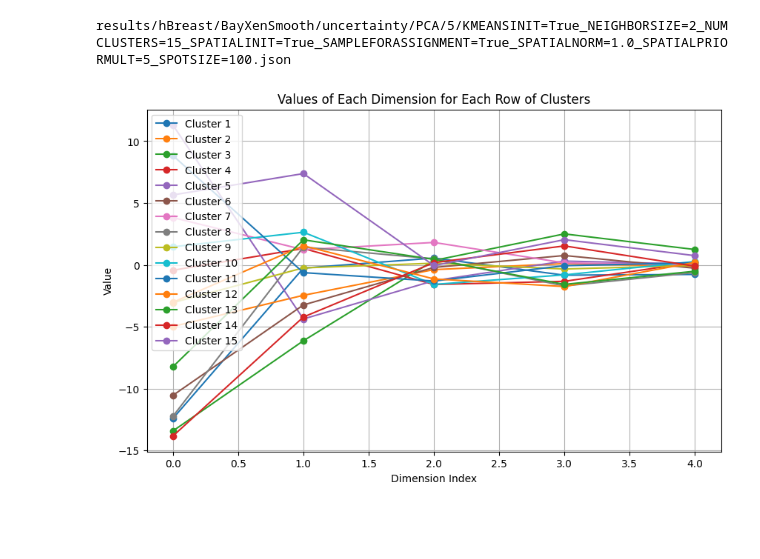
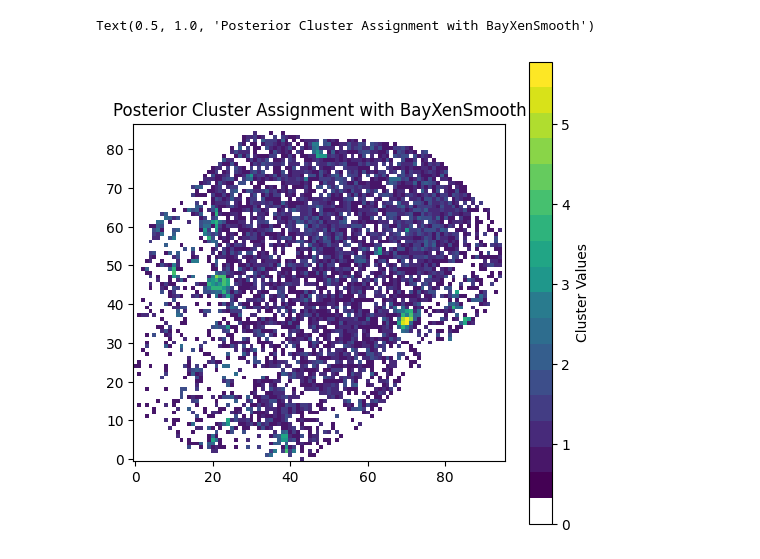
Before and after one commit to prob-ml/XeniumCluster, a Jupyter notebook: SVI.ipynb, the cells around one changed output. Drawn from its saved outputs; the diff is of its cells as text; code cells hidden in the pictures; blank space fills up the shorter version.

```diff
--- a/SVI.ipynb
+++ b/SVI.ipynb
@@ -196,22 +211,3 @@ def save_filepath(model, component):
     )
 
     return total_file_path
-# %%
-if DATA_TYPE == "XENIUM":
-    # Call prepare_Xenium_data with the appropriate arguments
-    gene_data, spatial_locations, original_adata = prepare_Xenium_data(
-        dataset="hBreast",
-        spots=True,
-        spot_size=spot_size,
-        third_dim=False,
-        log_normalize=True,
-        likelihood_mode=data_mode,
-        num_pcs=num_pcs,
-        hvg_var_prop=hvg_var_prop,
-        min_expressions_per_spot=min_expressions_per_spot
-    )
-elif DATA_TYPE == "DLPFC":
-    gene_data, spatial_locations, original_adata = prepare_DLPFC_data(
-        section_id=151507,
-        num_pcs=num_pcs,
-    )
@@ -638,23 +651,23 @@ for uncertainty_value in uncertainty_values:
-# %%
-print(f"results/{dataset_name}/BayXenSmooth/uncertainty/{data_file_path}/"
-f"KMEANSINIT={kmeans_init}_NEIGHBORSIZE={neighborhood_size}_NUMCLUSTERS={num_clusters}"
-f"_SPATIALINIT={spatial_init}_SAMPLEFORASSIGNMENT={sample_for_assignment}"
-f"_SPATIALNORM={spatial_normalize}_SPATIALPRIORMULT={concentration_amplification}_SPOTSIZE={spot_size}"
-f".json")
-# %% [output]
-results/hBreast/BayXenSmooth/uncertainty/PCA/5/KMEANSINIT=True_NEIGHBORSIZE=2_NUMCLUSTERS=15_SPATIALINIT=True_SAMPLEFORASSIGNMENT=True_SPATIALNORM=1.0_SPATIALPRIORMULT=5_SPOTSIZE=100.json
-# %%
-plt.figure(figsize=(10, 6))
-
-for i, row in enumerate(cluster_means_q):
-    row_values = row.numpy()
-    plt.plot(row_values, marker='o', linestyle='-', label=f'Cluster {i+1}')
-
-plt.title('Values of Each Dimension for Each Row of Clusters')
-plt.xlabel('Dimension Index')
-plt.ylabel('Value')
-plt.legend()
-plt.grid(True)
-plt.show()
-# %% [output]
-[figure, removed]
+# %%
+colors = plt.cm.get_cmap('viridis', num_clusters + 1)
+
+colormap_colors = np.vstack(([[1, 1, 1, 1]], colors(np.linspace(0, 1, num_clusters))))
+colormap = ListedColormap(colormap_colors)
+
+rows = spatial_locations["row"].astype(int)
+columns = spatial_locations["col"].astype(int)
+
+num_rows = max(rows) + 1
+num_cols = max(columns) + 1
+
+cluster_grid = torch.zeros((num_rows, num_cols), dtype=torch.double)
+
+cluster_grid[rows, columns] = torch.tensor(original_adata.xenium_spot_data[:, ["BANK1"]].X).squeeze()
+
+plt.figure(figsize=(6, 6))
+plt.imshow(cluster_grid, cmap=colormap, interpolation='nearest', origin='lower')
+plt.colorbar(ticks=range(num_clusters + 1), label='Cluster Values')
+plt.title('Posterior Cluster Assignment with BayXenSmooth')
+# %% [output]
+Text(0.5, 1.0, 'Posterior Cluster Assignment with BayXenSmooth')
+[figure, added]
```
Also changed, not shown: parts of 14 cells of this notebook, 3 other files.
